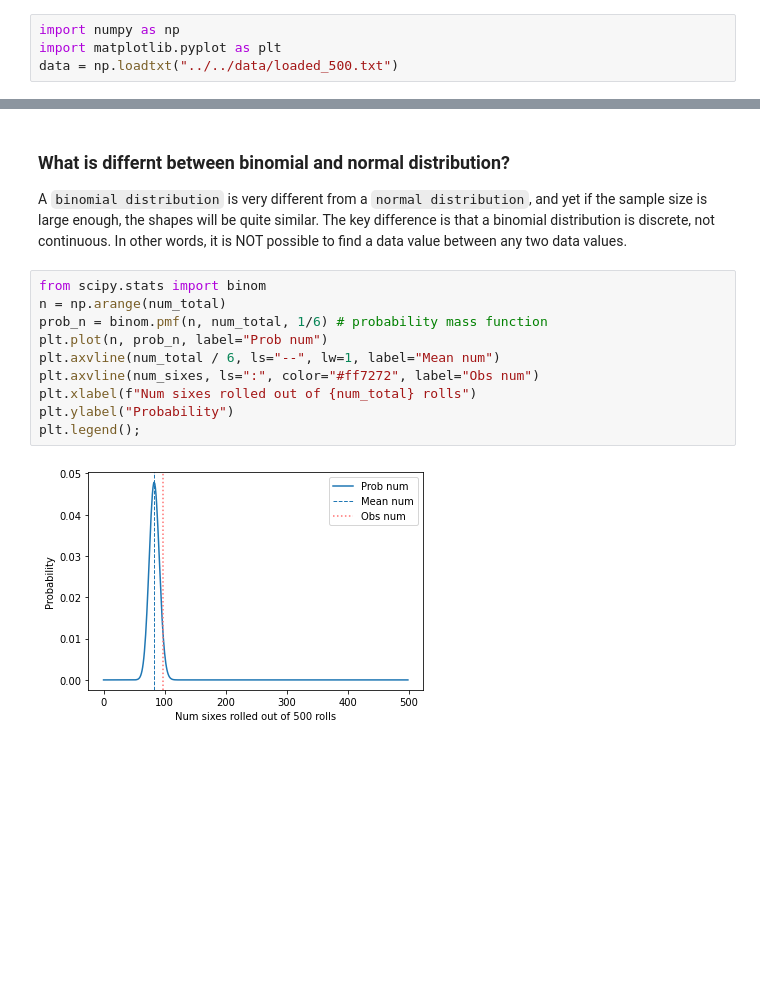
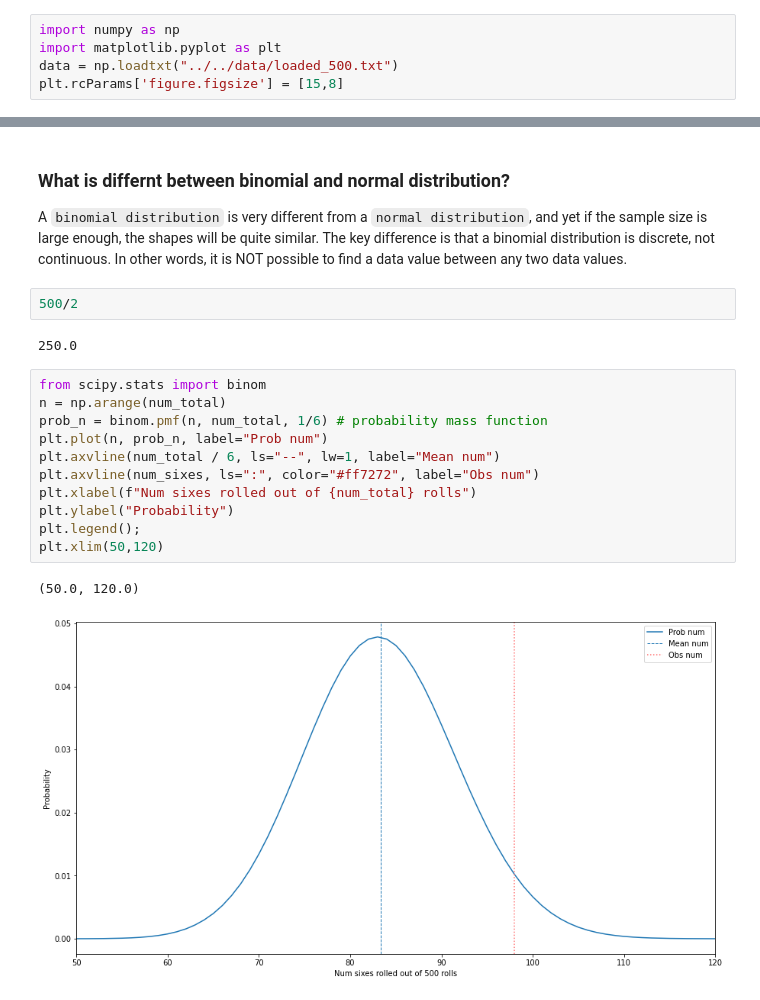
Before and after one commit to abbasmalekpour/AdalegIT, a Jupyter notebook: notebooks/08-Hypothesis Testing/00-Loaded_Die.ipynb, the cells around one changed output, grey strips where cells are left out. Cells and saved outputs as stored; diff of their text form; blank space fills up the shorter version.

```diff
--- a/notebooks/08-Hypothesis Testing/00-Loaded_Die.ipynb
+++ b/notebooks/08-Hypothesis Testing/00-Loaded_Die.ipynb
@@ -15,6 +15,7 @@ Let's answer the question rigorously.
 import numpy as np
 import matplotlib.pyplot as plt
 data = np.loadtxt("../../data/loaded_500.txt")
+plt.rcParams['figure.figsize'] = [15,8]
 # %% [markdown]
 ### Visualising
 
@@ -43,18 +47,24 @@ What is the chance we roll 98 *or more* sixes with a fair die?
 ### What is differnt between binomial and normal distribution?
 A `binomial distribution` is very different from a `normal distribution`, and yet if the sample size is large enough, the shapes will be quite similar.
 The key difference is that a binomial distribution is discrete, not continuous. In other words, it is NOT possible to find a data value between any two data values.
+# %%
+500/2
+# %% [output]
+250.0
 # %%
 from scipy.stats import binom
 n = np.arange(num_total)
 prob_n = binom.pmf(n, num_total, 1/6) # probability mass function
 plt.plot(n, prob_n, label="Prob num")
 plt.axvline(num_total / 6, ls="--", lw=1, label="Mean num")
 plt.axvline(num_sixes, ls=":", color="#ff7272", label="Obs num")
 plt.xlabel(f"Num sixes rolled out of {num_total} rolls")
 plt.ylabel("Probability")
 plt.legend();
+plt.xlim(50,120)
 # %% [output]
+(50.0, 120.0)
-[figure, old version]
+[figure, new version]
 # %%
 d = binom(num_total, 1/6)
 plt.plot(n, d.sf(n))
```
Also changed, not shown: parts of 2 cells of this notebook, 4 other files.
